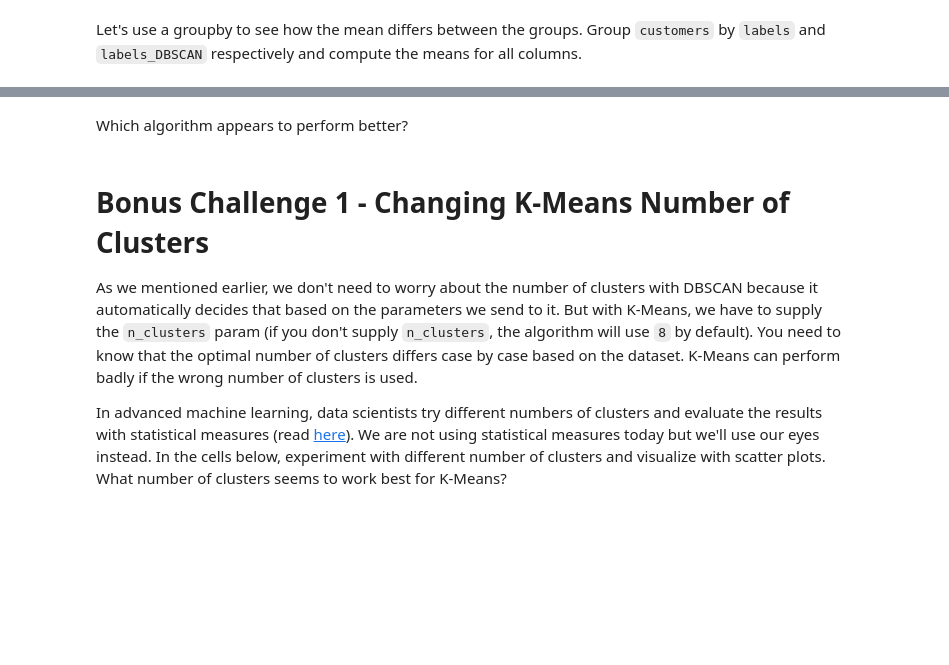
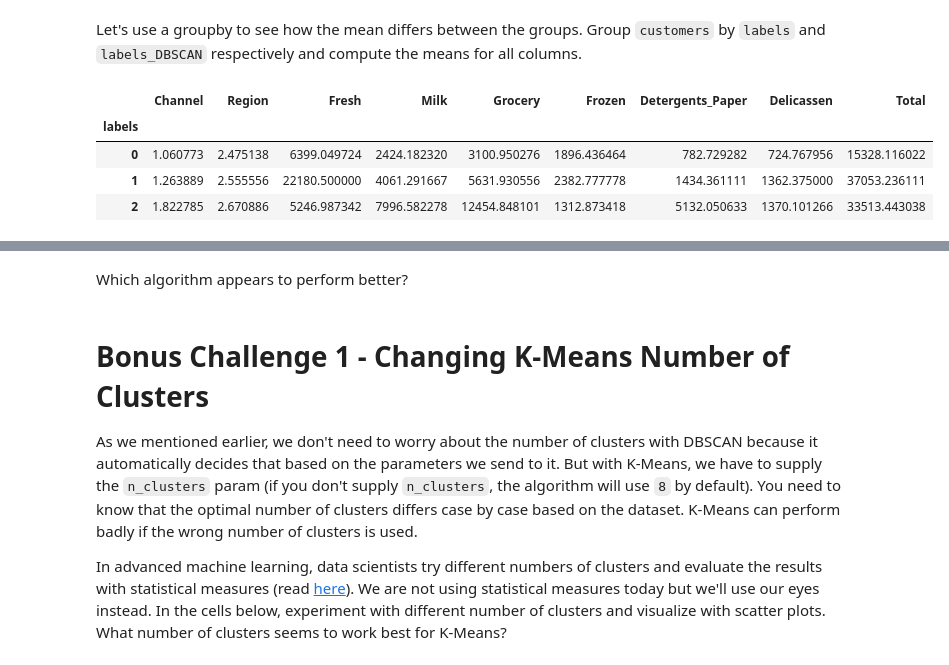
Before and after one commit to ta-data-lis/lab-unsupervised-learning, a Jupyter notebook: your-code/main.ipynb, the cells around one changed output, grey strips where cells are left out. Saved outputs shown, nothing was run; the diff lists cells and outputs as text; code cells hidden in the pictures; blank space fills up the shorter version.

```diff
--- a/your-code/main.ipynb
+++ b/your-code/main.ipynb
@@ -304,0 +307,10 @@ Let's use a groupby to see how the mean differs between the groups. Group `custo
+# %%
+display(customers_final.drop('labels_DBSCAN',axis=1).groupby(by='labels').mean())
+
+display(customers_final.drop('labels',axis=1).groupby(by='labels_DBSCAN').mean())
+# %% [output]
+|  | Channel | Region | Fresh | Milk | Grocery | Frozen | Detergents_Paper | Delicassen | Total |
+| labels |  |  |  |  |  |  |  |  |  |
+| 0 | 1.060773 | 2.475138 | 6399.049724 | 2424.182320 | 3100.950276 | 1896.436464 | 782.729282 | 724.767956 | 15328.116022 |
+| 1 | 1.263889 | 2.555556 | 22180.500000 | 4061.291667 | 5631.930556 | 2382.777778 | 1434.361111 | 1362.375000 | 37053.236111 |
+| 2 | 1.822785 | 2.670886 | 5246.987342 | 7996.582278 | 12454.848101 | 1312.873418 | 5132.050633 | 1370.101266 | 33513.443038 |
```
Also changed, not shown: parts of 19 cells of this notebook.
